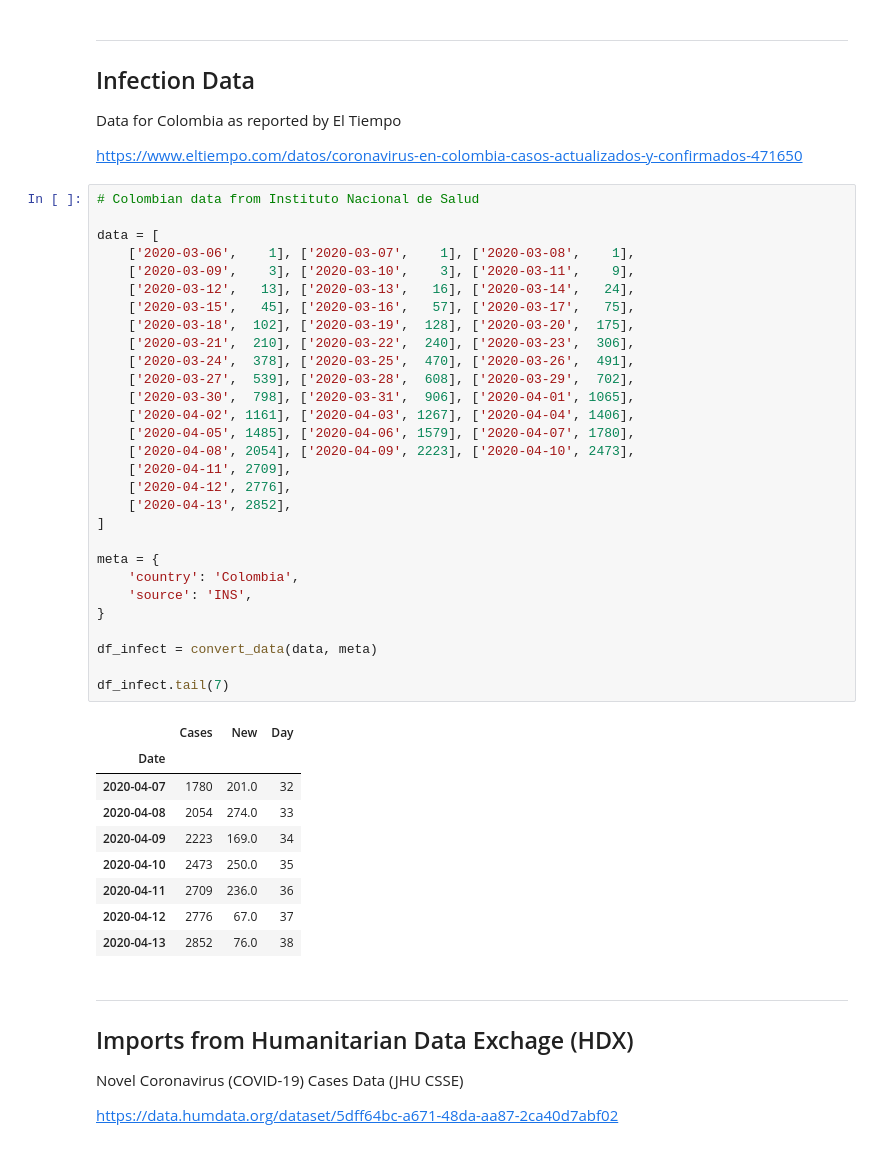
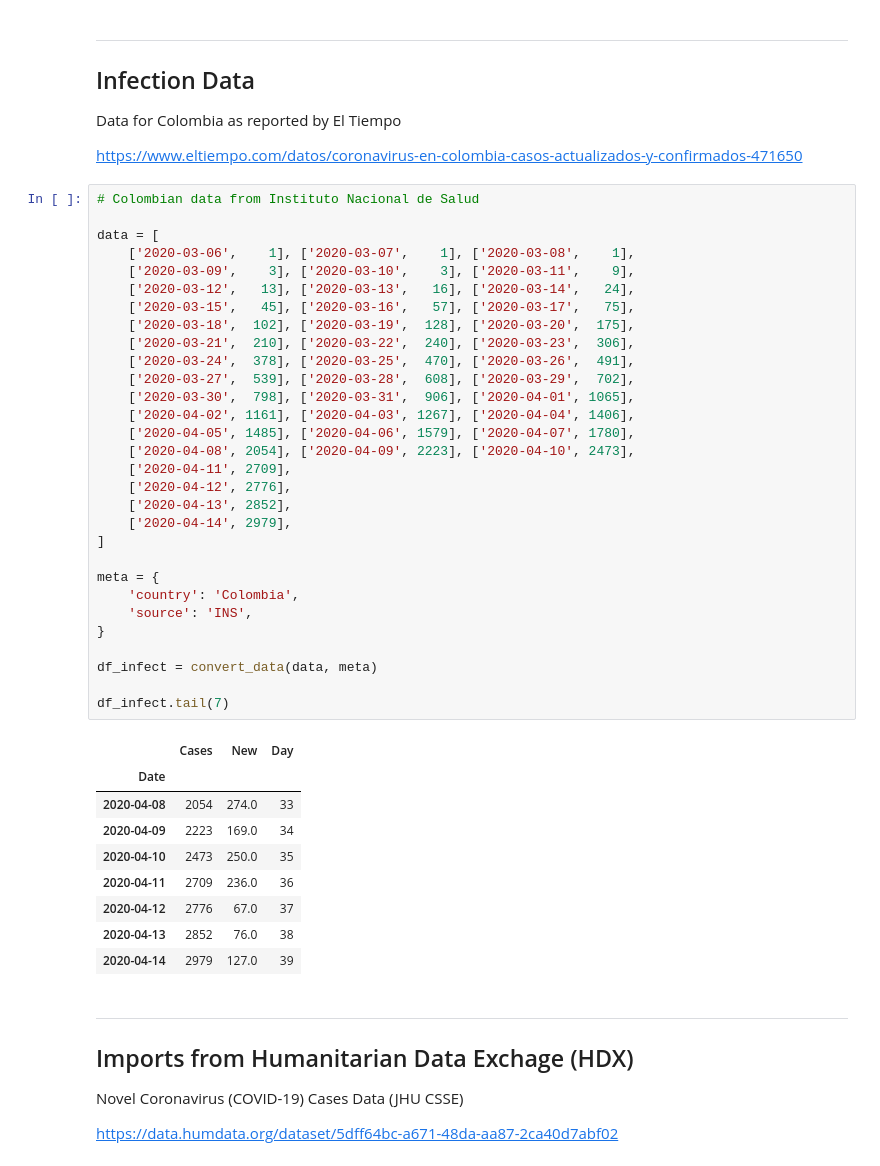
Before and after one commit to markrichter14/COVID-19, a Jupyter notebook: COVID-19.ipynb, the cells around one changed output. Saved outputs shown, nothing was run; the diff lists cells and outputs as text.

```diff
--- a/COVID-19.ipynb
+++ b/COVID-19.ipynb
@@ -118,40 +118,41 @@ https://www.eltiempo.com/datos/coronavirus-en-colombia-casos-actualizados-y-conf
 
 data = [
     ['2020-03-06',    1], ['2020-03-07',    1], ['2020-03-08',    1],
     ['2020-03-09',    3], ['2020-03-10',    3], ['2020-03-11',    9],
     ['2020-03-12',   13], ['2020-03-13',   16], ['2020-03-14',   24],
     ['2020-03-15',   45], ['2020-03-16',   57], ['2020-03-17',   75],
     ['2020-03-18',  102], ['2020-03-19',  128], ['2020-03-20',  175],
     ['2020-03-21',  210], ['2020-03-22',  240], ['2020-03-23',  306],
     ['2020-03-24',  378], ['2020-03-25',  470], ['2020-03-26',  491],
     ['2020-03-27',  539], ['2020-03-28',  608], ['2020-03-29',  702],
     ['2020-03-30',  798], ['2020-03-31',  906], ['2020-04-01', 1065],
     ['2020-04-02', 1161], ['2020-04-03', 1267], ['2020-04-04', 1406],
     ['2020-04-05', 1485], ['2020-04-06', 1579], ['2020-04-07', 1780],
     ['2020-04-08', 2054], ['2020-04-09', 2223], ['2020-04-10', 2473],
     ['2020-04-11', 2709],
     ['2020-04-12', 2776],
     ['2020-04-13', 2852],
+    ['2020-04-14', 2979],
 ]
 
 meta = {
     'country': 'Colombia',
     'source': 'INS',
 }
 
 df_infect = convert_data(data, meta)
 
 df_infect.tail(7)
 # %% [output]
 |  | Cases | New | Day |
 | Date |  |  |  |
-| 2020-04-07 | 1780 | 201.0 | 32 |
 | 2020-04-08 | 2054 | 274.0 | 33 |
 | 2020-04-09 | 2223 | 169.0 | 34 |
 | 2020-04-10 | 2473 | 250.0 | 35 |
 | 2020-04-11 | 2709 | 236.0 | 36 |
 | 2020-04-12 | 2776 | 67.0 | 37 |
 | 2020-04-13 | 2852 | 76.0 | 38 |
+| 2020-04-14 | 2979 | 127.0 | 39 |
 # %% [markdown]
 ---
 
```
Also changed, not shown: parts of 15 cells of this notebook, 1 other file.
